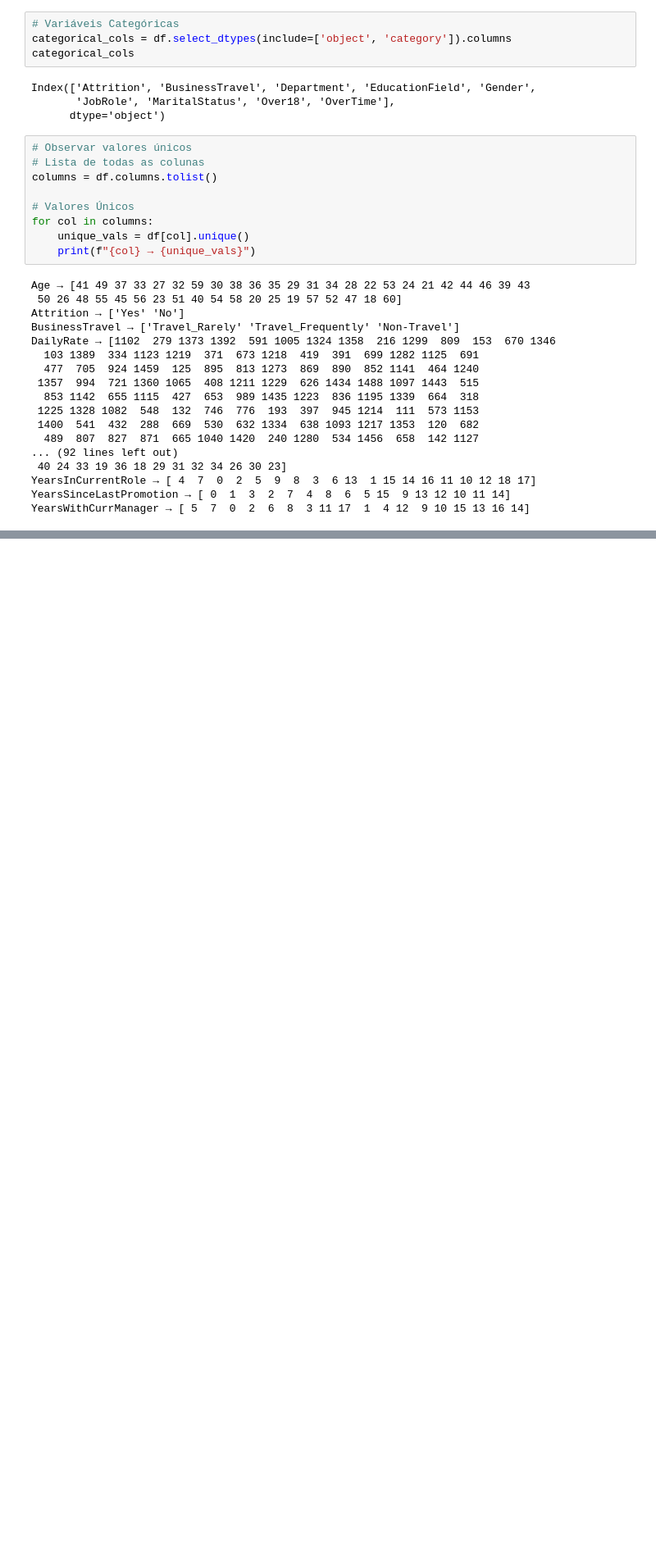
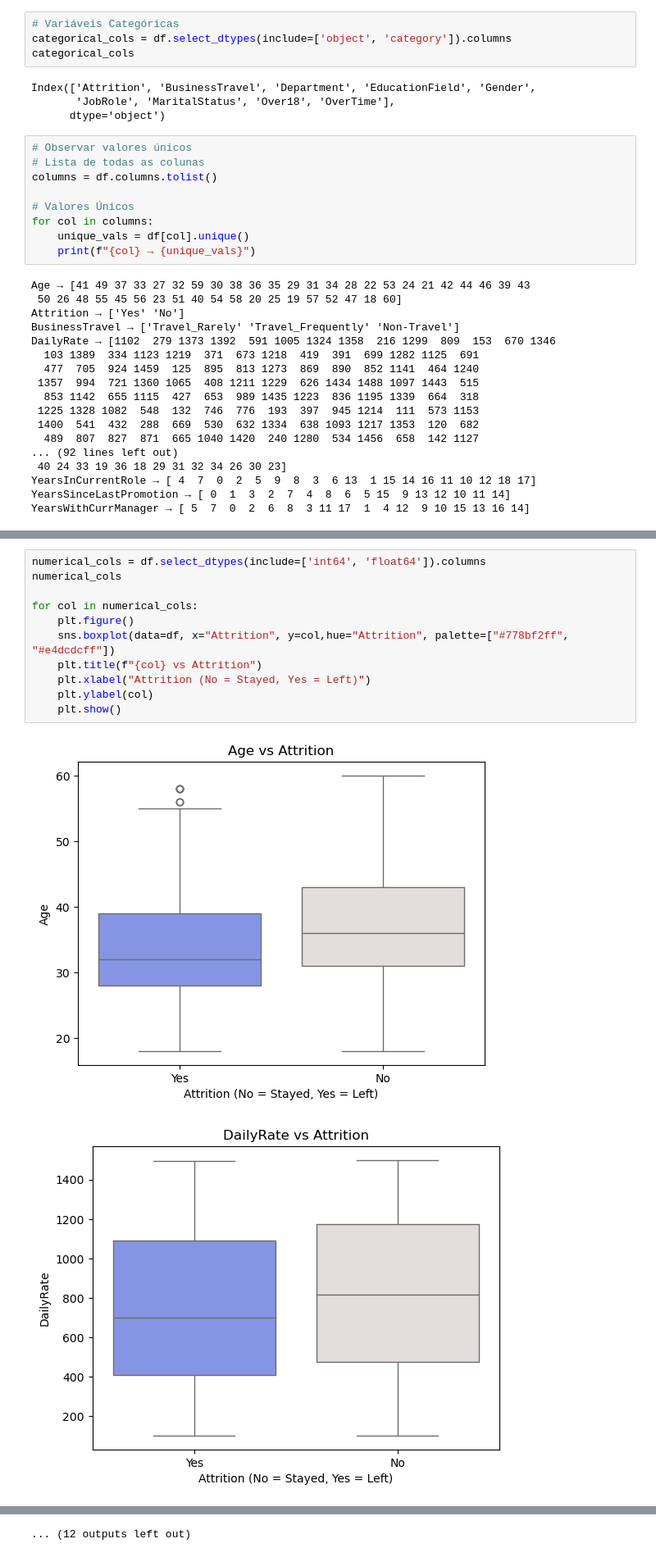
Before and after one commit to deboratcruz11/bootcamp, a Jupyter notebook: HR_Attrition.ipynb, the cells around one changed output, grey strips where cells are left out. Shown at 82% size. Cells and saved outputs as stored; diff of their text form; blank space fills up the shorter version.

```diff
--- a/HR_Attrition.ipynb
+++ b/HR_Attrition.ipynb
@@ -235,0 +337,14 @@ YearsWithCurrManager → [ 5  7  0  2  6  8  3 11 17  1  4 12  9 10 15 13 16 14]
+# %%
+numerical_cols = df.select_dtypes(include=['int64', 'float64']).columns
+numerical_cols
+
+for col in numerical_cols:
+    plt.figure()
+    sns.boxplot(data=df, x="Attrition", y=col,hue="Attrition", palette=["#778bf2ff", "#e4dcdcff"])
+    plt.title(f"{col} vs Attrition")
+    plt.xlabel("Attrition (No = Stayed, Yes = Left)")
+    plt.ylabel(col)
+    plt.show()
+# %% [output]
+[figure, added]
+[figure, added]
@@ -235,0 +361 @@ YearsWithCurrManager → [ 5  7  0  2  6  8  3 11 17  1  4 12  9 10 15 13 16 14]
+... (12 outputs left out)
```
Also changed, not shown: parts of 15 cells of this notebook.
